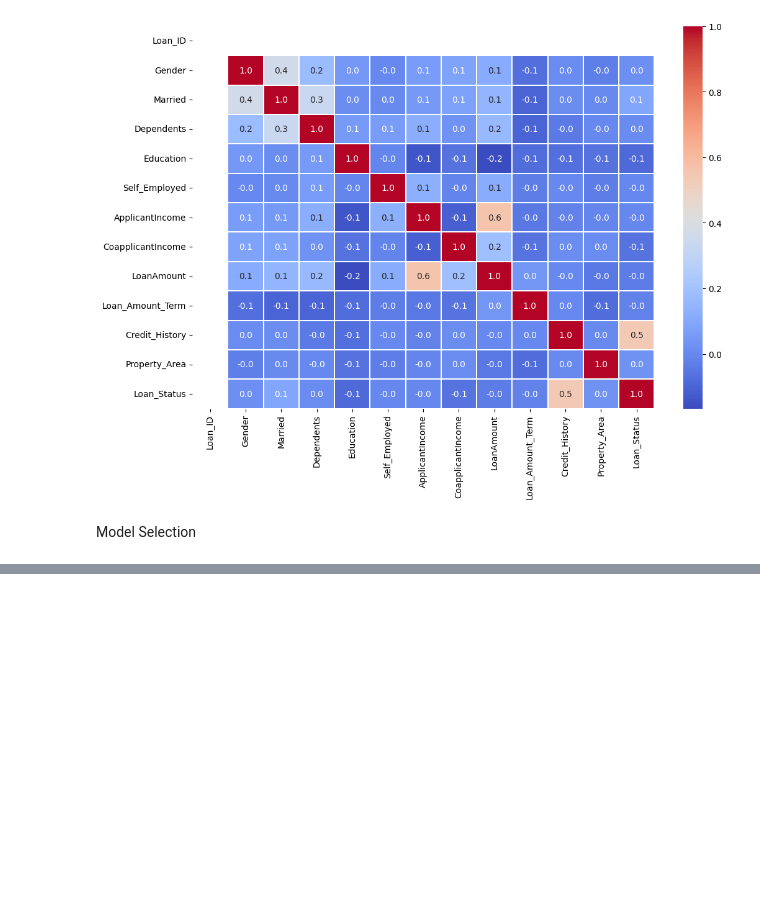
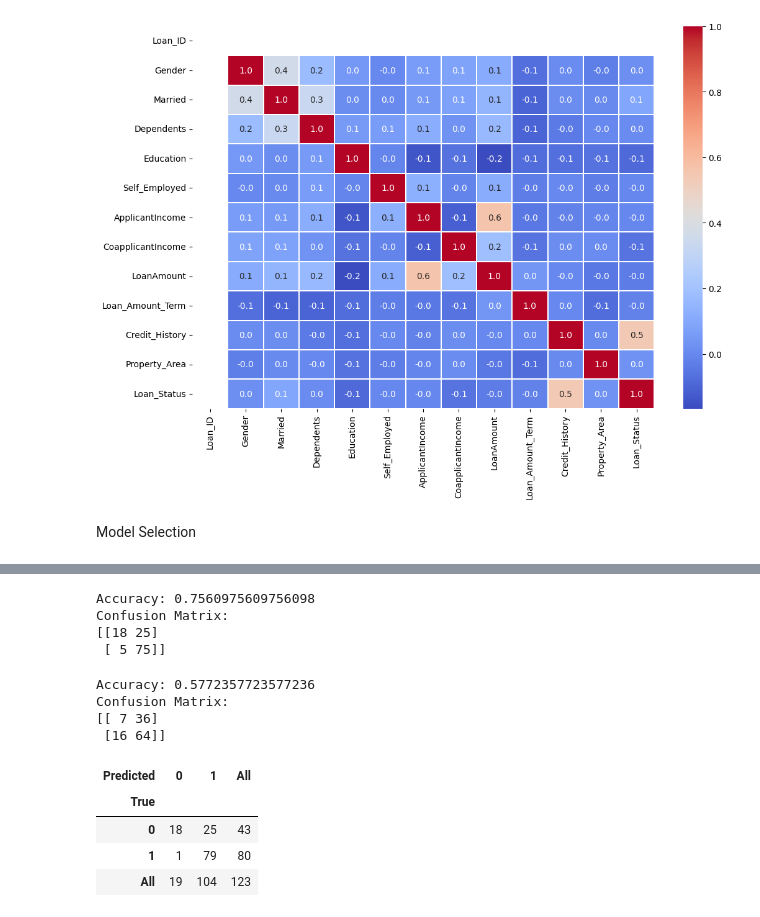
Before and after one commit to gayaniwg/Loan-Eligibility-Prediction, a Jupyter notebook: Notebook.ipynb, the cells around one changed output, grey strips where cells are left out. Saved outputs shown, nothing was run; the diff lists cells and outputs as text; code cells hidden in the pictures; blank space fills up the shorter version.

```diff
--- a/Notebook.ipynb
+++ b/Notebook.ipynb
@@ -204,11 +238,0 @@ X_train, X_test, y_train, y_test = train_test_split(X, y, test_size=0.25, random
-# %%
-# import the class
-from sklearn.linear_model import LogisticRegression
-
-# instantiate the model (using the default parameters)
-logreg = LogisticRegression(random_state=16)
-
-# fit the model with data
-logreg.fit(X_train, y_train)
-
-y_pred = logreg.predict(X_test)
@@ -224,7 +238,0 @@ array([[ 21,  32],
-# %%
-train_features = ['Credit_History', 'Education', 'Gender']
-
-x_train = traindf[train_features].values
-y_train = traindf['Loan_Status'].values
-
-x_test = tesdf[train_features].values
@@ -233,2 +238,0 @@ logistic_model = LogisticRegression()
-# %%
-logistic_model.fit(x_train, y_train)
@@ -248,0 +239,13 @@ Model Intepretion
+# %%
+model = LogisticRegression()
+model.fit(X_train, y_train)
+
+# Predict on the test set
+y_pred = model.predict(X_test)
+
+# Evaluate the model
+accuracy = accuracy_score(y_test, y_pred)
+conf_matrix = confusion_matrix(y_test, y_pred)
+
+print(f'Accuracy: {accuracy}')
+print(f'Confusion Matrix:\n{conf_matrix}')
@@ -248,0 +297,45 @@ Model Intepretion
+# %%
+from sklearn.ensemble import GradientBoostingClassifier
+
+# Initialize and fit the model
+gb_model = GradientBoostingClassifier()
+gb_model.fit(X_train, y_train)
+
+# Predict and evaluate
+y_pred = gb_model.predict(X_test)
+print(f'Accuracy: {accuracy_score(y_test, y_pred)}')
+print(f'Confusion Matrix:\n{confusion_matrix(y_test, y_pred)}')
+# %% [output]
+Accuracy: 0.7560975609756098
+Confusion Matrix:
+[[18 25]
+ [ 5 75]]
+# %%
+from sklearn.neighbors import KNeighborsClassifier
+
+# Initialize and fit the model
+knn_model = KNeighborsClassifier()
+knn_model.fit(X_train, y_train)
+
+# Predict and evaluate
+y_pred = knn_model.predict(X_test)
+print(f'Accuracy: {accuracy_score(y_test, y_pred)}')
+print(f'Confusion Matrix:\n{confusion_matrix(y_test, y_pred)}')
+# %% [output]
+Accuracy: 0.5772357723577236
+Confusion Matrix:
+[[ 7 36]
+ [16 64]]
+# %%
+#import confusion_matrix
+from sklearn.metrics import confusion_matrix
+#let us get the predictions using the classifier we had fit above
+y_pred = model.predict(X_test)
+confusion_matrix(y_test,y_pred)
+pd.crosstab(y_test, y_pred, rownames=['True'], colnames=['Predicted'], margins=True)
+# %% [output]
+| Predicted | 0 | 1 | All |
+| True |  |  |  |
+| 0 | 18 | 25 | 43 |
+| 1 | 1 | 79 | 80 |
+| All | 19 | 104 | 123 |
```
Also changed, not shown: parts of 16 cells of this notebook, 1 other file.
